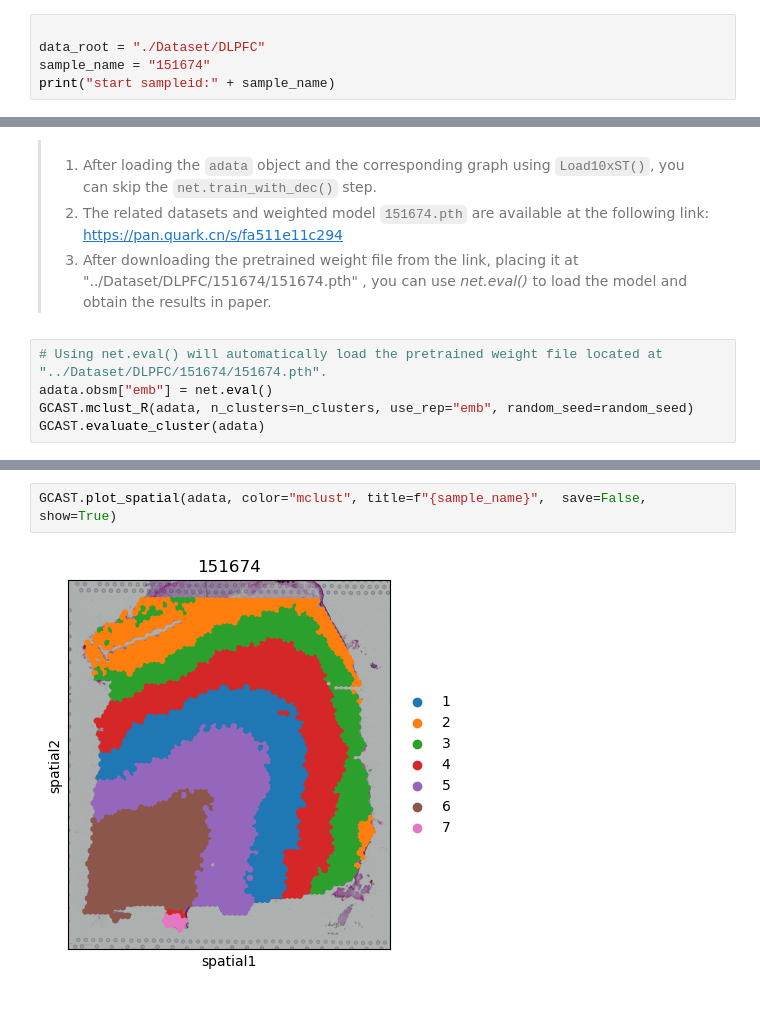
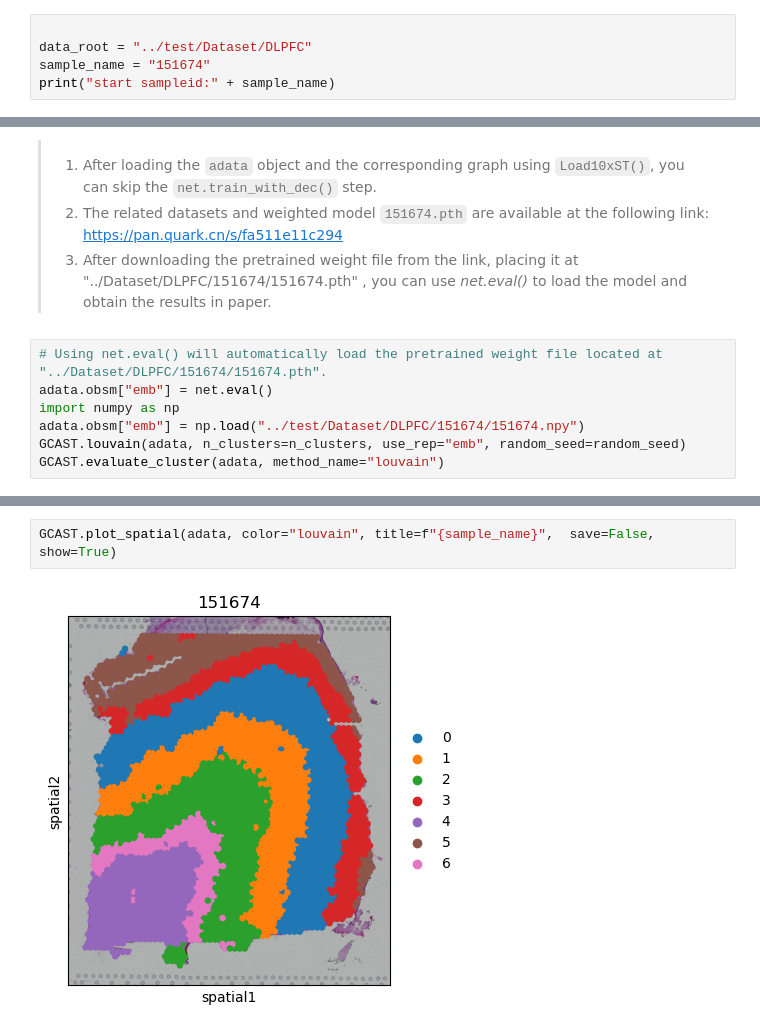
Before and after one commit to ljquanlab/G-CAST, a Jupyter notebook: Tutorial/Tutorial1_DLPFC74.ipynb, the cells around one changed output, grey strips where cells are left out. Saved outputs shown, nothing was run; the diff lists cells and outputs as text.

```diff
--- a/Tutorial/Tutorial1_DLPFC74.ipynb
+++ b/Tutorial/Tutorial1_DLPFC74.ipynb
@@ -12,7 +12,7 @@ device = "cuda:0" if torch.cuda.is_available() else "cpu"
 packnames = ('mclust',)
 # %%
 
-data_root = "./Dataset/DLPFC"
+data_root = "../test/Dataset/DLPFC"
 sample_name = "151674"
 print("start sampleid:" + sample_name)
 # %% [output]
@@ -37,6 +37,8 @@ net.train_with_dec()
 # %%
 # Using net.eval() will automatically load the pretrained weight file located at "../Dataset/DLPFC/151674/151674.pth".
 adata.obsm["emb"] = net.eval()
-GCAST.mclust_R(adata, n_clusters=n_clusters, use_rep="emb", random_seed=random_seed)
-GCAST.evaluate_cluster(adata)
+import numpy as np
+adata.obsm["emb"] = np.load("../test/Dataset/DLPFC/151674/151674.npy")
+GCAST.louvain(adata, n_clusters=n_clusters, use_rep="emb", random_seed=random_seed)
+GCAST.evaluate_cluster(adata, method_name="louvain")
 # %% [output]
@@ -52,4 +58,4 @@ mclust ARI:0.6370 NMI:0.7317 AMI:0.7310 purity:0.8151, homogeneity:0.7211, compl
 # %%
-GCAST.plot_spatial(adata, color="mclust", title=f"{sample_name}",  save=False, show=True)
+GCAST.plot_spatial(adata, color="louvain", title=f"{sample_name}",  save=False, show=True)
 # %% [output]
-[figure, old version]
+[figure, new version]
```
Also changed, not shown: parts of 1 cell of this notebook, 1 other file.
